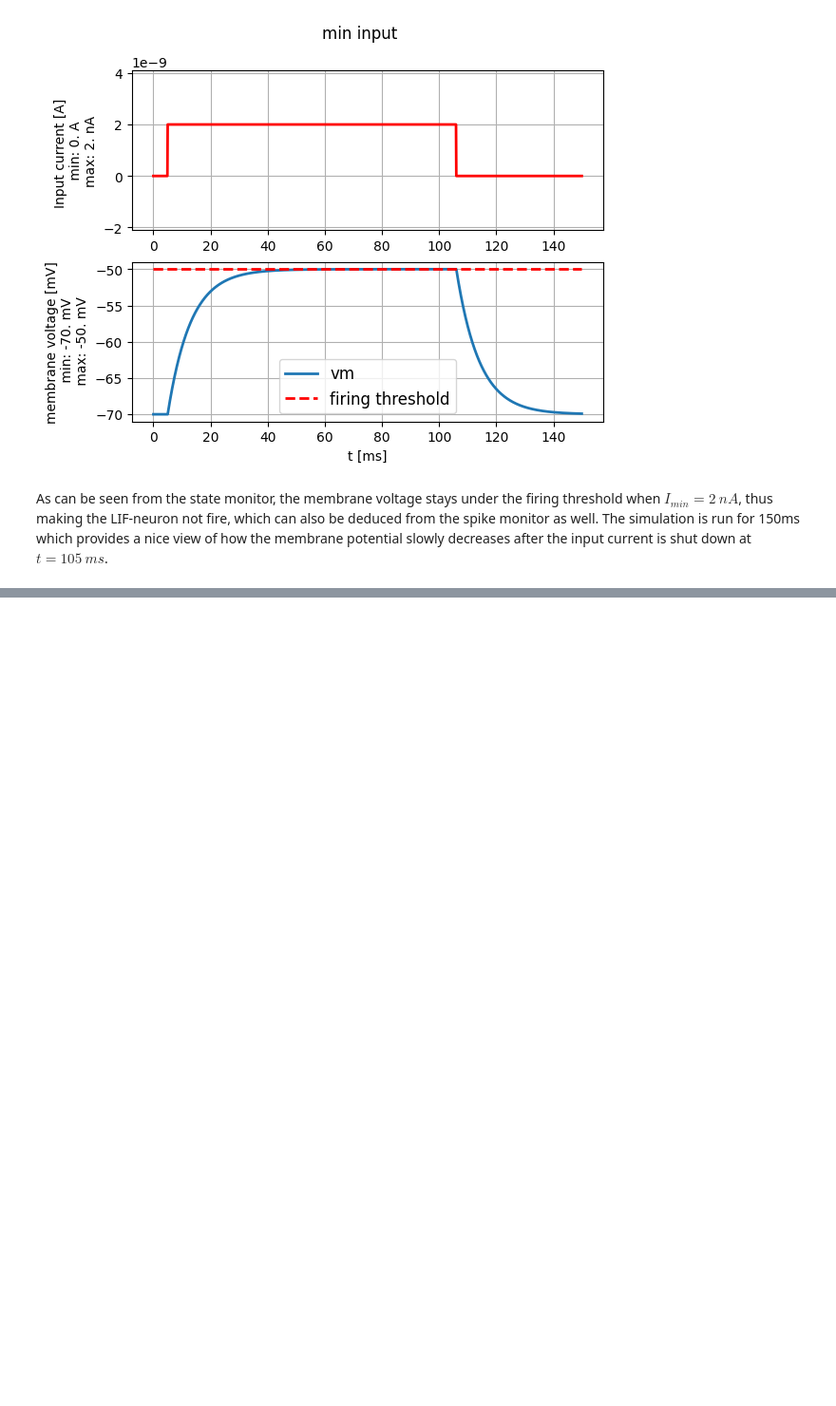
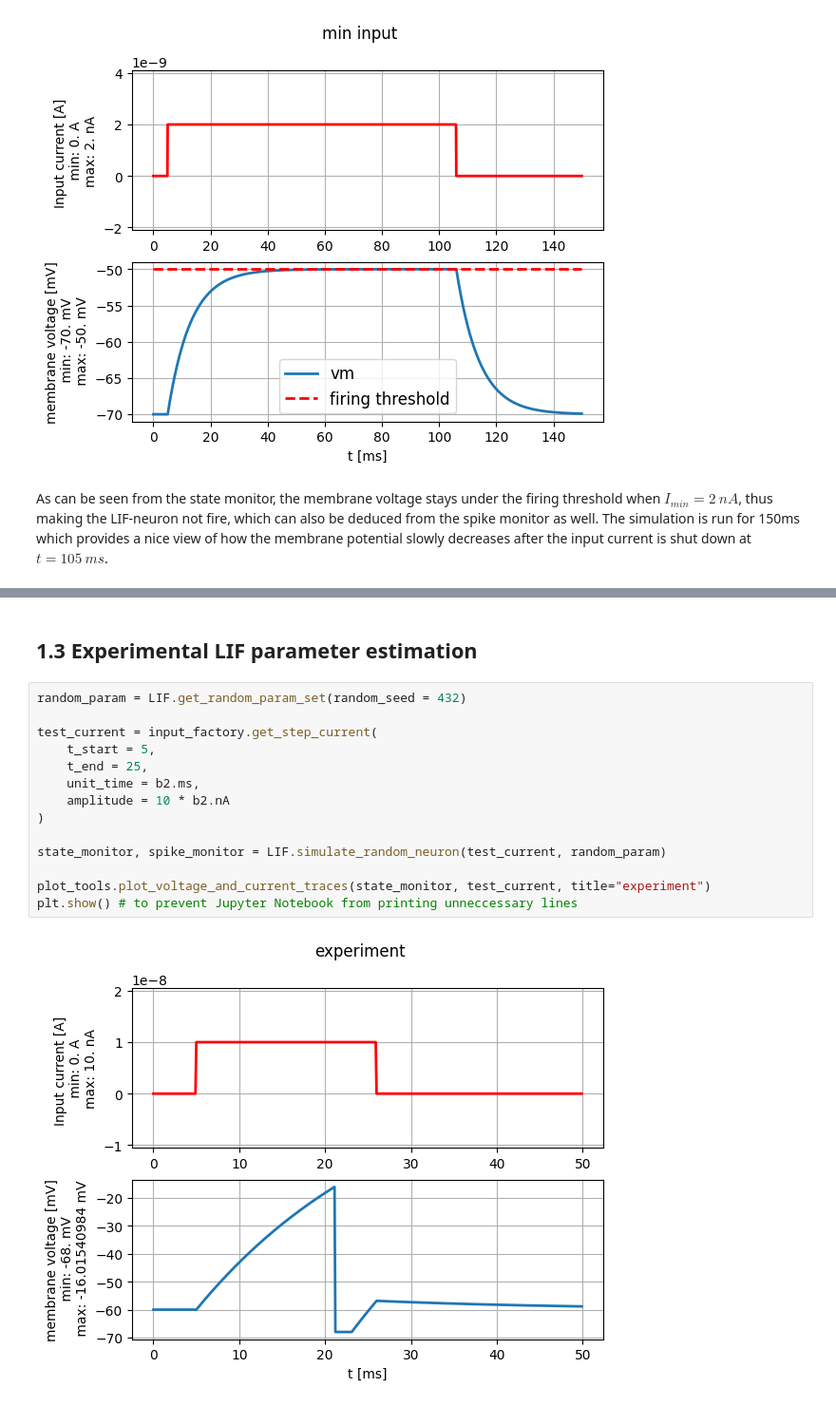
Before and after one commit to aarinenmiska/neuronal-dynamics, a Jupyter notebook: LIF-model.ipynb, the cells around one changed output, grey strips where cells are left out. Shown at 95% size. Saved outputs shown, nothing was run; the diff lists cells and outputs as text; blank space fills up the shorter version.

```diff
--- a/LIF-model.ipynb
+++ b/LIF-model.ipynb
@@ -118,0 +191,18 @@ As can be seen from the state monitor, the membrane voltage stays under the firi
+# %% [markdown]
+## 1.3 Experimental LIF parameter estimation
+# %%
+random_param = LIF.get_random_param_set(random_seed = 432)
+
+test_current = input_factory.get_step_current(
+    t_start = 5,
+    t_end = 25,
+    unit_time = b2.ms,
+    amplitude = 10 * b2.nA
+)
+
+state_monitor, spike_monitor = LIF.simulate_random_neuron(test_current, random_param)
+
+plot_tools.plot_voltage_and_current_traces(state_monitor, test_current, title="experiment")
+plt.show() # to prevent Jupyter Notebook from printing unneccessary lines
+# %% [output]
+[figure, added]
```
Also changed, not shown: parts of 27 cells of this notebook.
